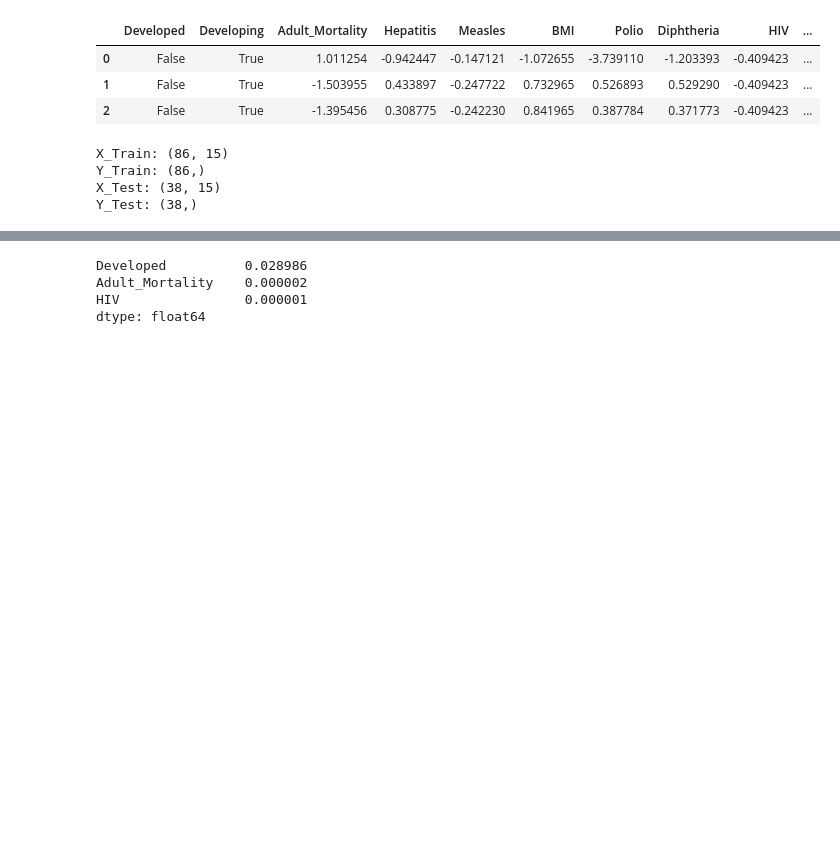
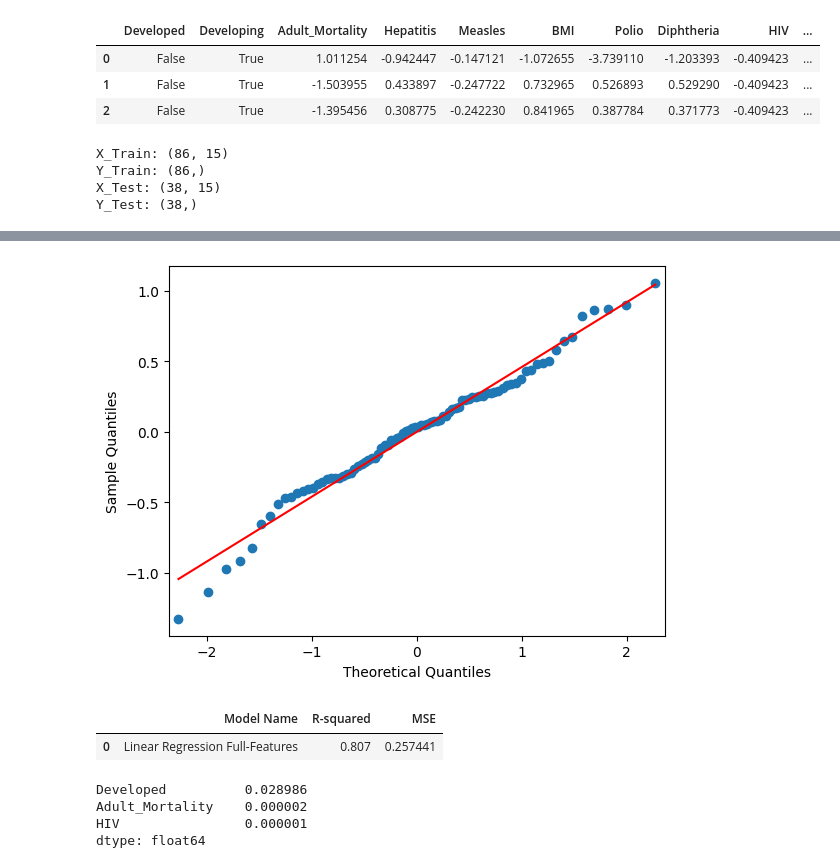
Before and after one commit to vinaykumargummadi/Data-Science-Projects, a Jupyter notebook: MicroProject and Assignment/VinayKumarG_Graded_assigment.ipynb, the cells around one changed output, grey strips where cells are left out. Saved outputs shown, nothing was run; the diff lists cells and outputs as text; code cells hidden in the pictures; blank space fills up the shorter version.

```diff
--- a/MicroProject and Assignment/VinayKumarG_Graded_assigment.ipynb
+++ b/MicroProject and Assignment/VinayKumarG_Graded_assigment.ipynb
@@ -321,9 +387,9 @@ Y_Train: (86,)
 X_Test: (38, 15)
 Y_Test: (38,)
 # %%
-MLR_model=sm.OLS(Y_train,X_train).fit()
+FUll_MLR_model=sm.OLS(Y_train,X_train).fit()
 
-print(MLR_model.summary())
+print(FUll_MLR_model.summary())
 # %% [output]
                             OLS Regression Results
 ==============================================================================
@@ -345 +414,11 @@ Notes:
+# %%
+qqplot(FUll_MLR_model.resid,line='r')
+plt.show()
+# %% [output]
+[figure, added]
+# %%
+UpdateSummaryTable('Linear Regression Full-Features',np.round(FUll_MLR_model.rsquared,3),full_mse)
+# %% [output]
+|  | Model Name | R-squared | MSE |
+| 0 | Linear Regression Full-Features | 0.807 | 0.257441 |
 # %%
```
Also changed, not shown: parts of 33 cells of this notebook, 1 other file.
